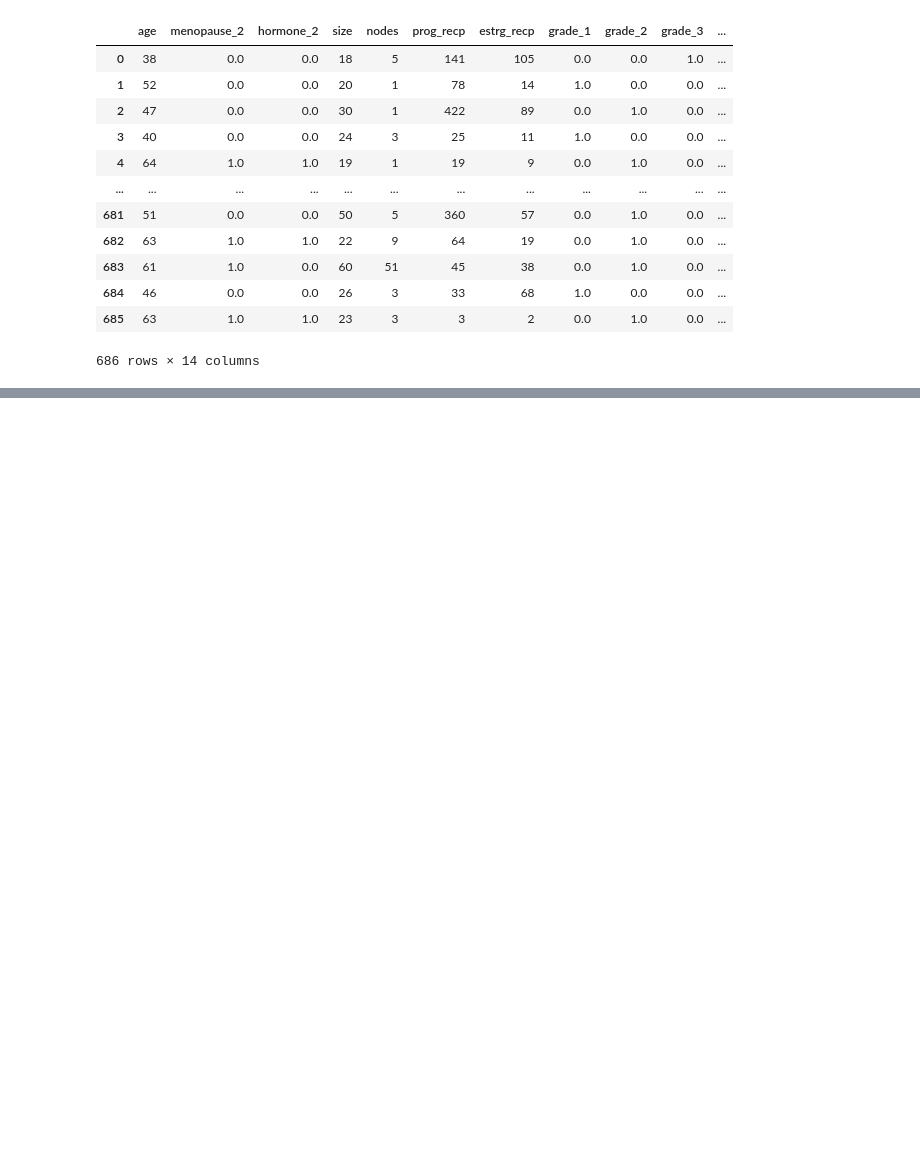
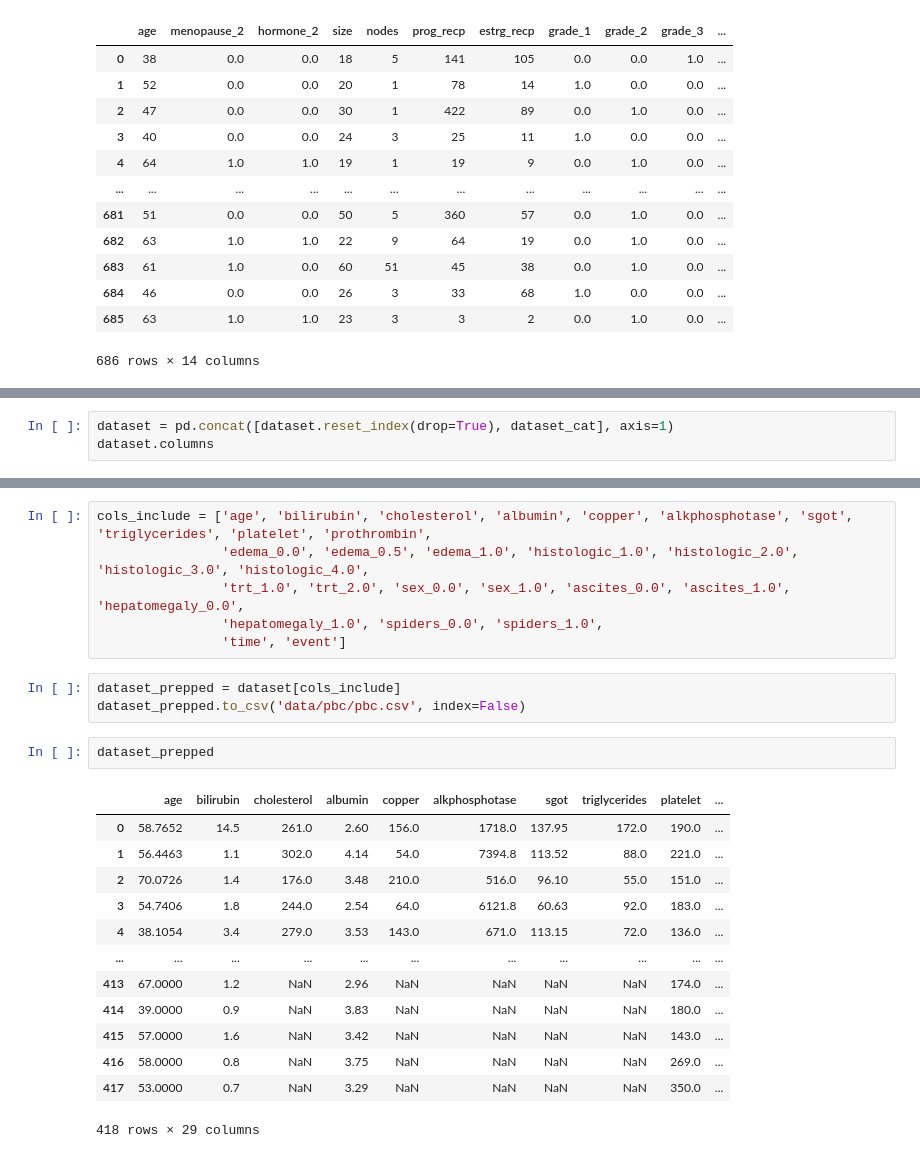
Before and after one commit to ipa/pymc-survival, a Jupyter notebook: examples/experiments/prepare_data.ipynb, the cells around one changed output, grey strips where cells are left out. Saved outputs shown, nothing was run; the diff lists cells and outputs as text; blank space fills up the shorter version.

```diff
--- a/examples/experiments/prepare_data.ipynb
+++ b/examples/experiments/prepare_data.ipynb
@@ -187,0 +224,3 @@ dataset_prepped
+# %%
+dataset = pd.concat([dataset.reset_index(drop=True), dataset_cat], axis=1)
+dataset.columns
@@ -187,0 +238,25 @@ dataset_prepped
+# %%
+cols_include = ['age', 'bilirubin', 'cholesterol', 'albumin', 'copper', 'alkphosphotase', 'sgot', 'triglycerides', 'platelet', 'prothrombin',
+                'edema_0.0', 'edema_0.5', 'edema_1.0', 'histologic_1.0', 'histologic_2.0', 'histologic_3.0', 'histologic_4.0',
+                'trt_1.0', 'trt_2.0', 'sex_0.0', 'sex_1.0', 'ascites_0.0', 'ascites_1.0', 'hepatomegaly_0.0',
+                'hepatomegaly_1.0', 'spiders_0.0', 'spiders_1.0',
+                'time', 'event']
+# %%
+dataset_prepped = dataset[cols_include]
+dataset_prepped.to_csv('data/pbc/pbc.csv', index=False)
+# %%
+dataset_prepped
+# %% [output]
+|  | age | bilirubin | cholesterol | albumin | copper | alkphosphotase | sgot | triglycerides | platelet | ... |
+| 0 | 58.7652 | 14.5 | 261.0 | 2.60 | 156.0 | 1718.0 | 137.95 | 172.0 | 190.0 | ... |
+| 1 | 56.4463 | 1.1 | 302.0 | 4.14 | 54.0 | 7394.8 | 113.52 | 88.0 | 221.0 | ... |
+| 2 | 70.0726 | 1.4 | 176.0 | 3.48 | 210.0 | 516.0 | 96.10 | 55.0 | 151.0 | ... |
+| 3 | 54.7406 | 1.8 | 244.0 | 2.54 | 64.0 | 6121.8 | 60.63 | 92.0 | 183.0 | ... |
+| 4 | 38.1054 | 3.4 | 279.0 | 3.53 | 143.0 | 671.0 | 113.15 | 72.0 | 136.0 | ... |
+| ... | ... | ... | ... | ... | ... | ... | ... | ... | ... | ... |
+| 413 | 67.0000 | 1.2 | NaN | 2.96 | NaN | NaN | NaN | NaN | 174.0 | ... |
+| 414 | 39.0000 | 0.9 | NaN | 3.83 | NaN | NaN | NaN | NaN | 180.0 | ... |
+| 415 | 57.0000 | 1.6 | NaN | 3.42 | NaN | NaN | NaN | NaN | 143.0 | ... |
+| 416 | 58.0000 | 0.8 | NaN | 3.75 | NaN | NaN | NaN | NaN | 269.0 | ... |
+| 417 | 53.0000 | 0.7 | NaN | 3.29 | NaN | NaN | NaN | NaN | 350.0 | ... |
+418 rows × 29 columns
```
Also changed, not shown: parts of 8 cells of this notebook.
